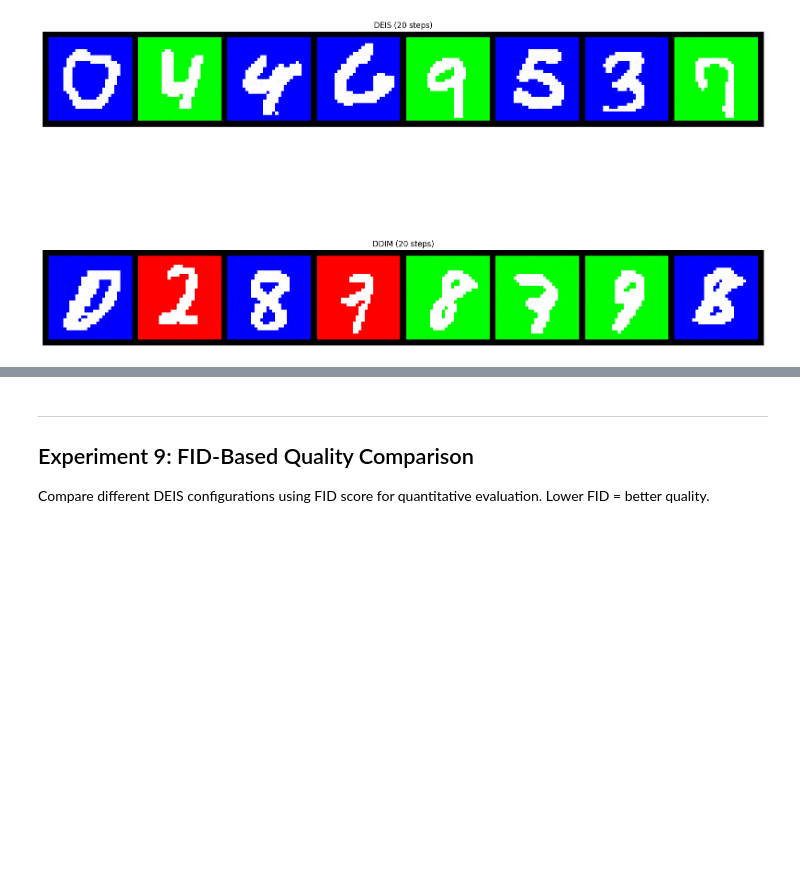
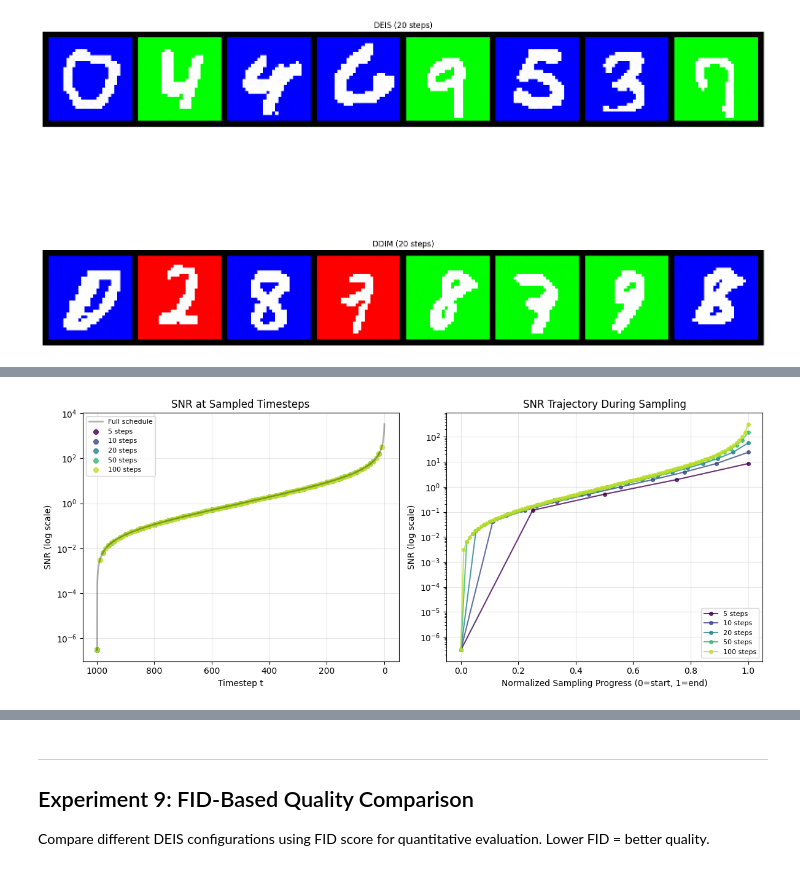
Before and after one commit to Oleg20502/diffusion-acceleration, a Jupyter notebook: test_deis_sampling.ipynb, the cells around one changed output, grey strips where cells are left out. Cells and saved outputs as stored; diff of their text form; code cells hidden in the pictures; blank space fills up the shorter version.

```diff
--- a/test_deis_sampling.ipynb
+++ b/test_deis_sampling.ipynb
@@ -631,0 +847,56 @@ compare_results(comparison_results)
+# %%
+# Compare SNR curves for different number of sampling steps
+def compare_snr_curves(ema_model, step_counts=[5, 10, 20, 50, 100], figsize=(12, 5)):
+    """Compare SNR curves for different DDIM sampling step counts."""
+    total_timesteps = ema_model.num_timesteps
+    alphas_cumprod = ema_model.alphas_cumprod.cpu().numpy()
+    all_snr = compute_snr(alphas_cumprod)
+
+    fig, axes = plt.subplots(1, 2, figsize=figsize)
+    colors = plt.cm.viridis(np.linspace(0, 0.9, len(step_counts)))
+
+    # Plot 1: SNR vs timestep t
+    ax1 = axes[0]
+    ax1.semilogy(range(total_timesteps), all_snr, 'k-', alpha=0.3, linewidth=2, label='Full schedule')
+
+    for i, num_steps in enumerate(step_counts):
+        times = torch.linspace(-1, total_timesteps - 1, steps=num_steps + 1)
+        times = list(reversed(times.int().tolist()))
+        sampling_times = [t for t in times if t >= 0]
+        sampling_snr = [all_snr[t] for t in sampling_times]
+        ax1.scatter(sampling_times, sampling_snr, c=[colors[i]], s=30, label=f'{num_steps} steps', alpha=0.8)
+
+    ax1.set_xlabel('Timestep t')
+    ax1.set_ylabel('SNR (log scale)')
+    ax1.set_title('SNR at Sampled Timesteps')
+    ax1.legend(loc='upper left', fontsize=8)
+    ax1.grid(True, alpha=0.3)
+    ax1.invert_xaxis()
+
+    # Plot 2: SNR vs sampling step index (normalized)
+    ax2 = axes[1]
+
+    for i, num_steps in enumerate(step_counts):
+        times = torch.linspace(-1, total_timesteps - 1, steps=num_steps + 1)
+        times = list(reversed(times.int().tolist()))
+        sampling_times = [t for t in times if t >= 0]
+        sampling_snr = [all_snr[t] for t in sampling_times]
+
+        # Normalize step index to [0, 1]
+        normalized_steps = np.linspace(0, 1, len(sampling_times))
+        ax2.semilogy(normalized_steps, sampling_snr, 'o-', color=colors[i],
+                     markersize=4, linewidth=1.5, label=f'{num_steps} steps', alpha=0.8)
+
+    ax2.set_xlabel('Normalized Sampling Progress (0=start, 1=end)')
+    ax2.set_ylabel('SNR (log scale)')
+    ax2.set_title('SNR Trajectory During Sampling')
+    ax2.legend(loc='lower right', fontsize=8)
+    ax2.grid(True, alpha=0.3)
+
+    plt.tight_layout()
+    plt.show()
+
+# Compare different step counts
+compare_snr_curves(ema_model, step_counts=[5, 10, 20, 50, 100])
+# %% [output]
+[figure, added]
```
Also changed, not shown: parts of 6 cells of this notebook.
